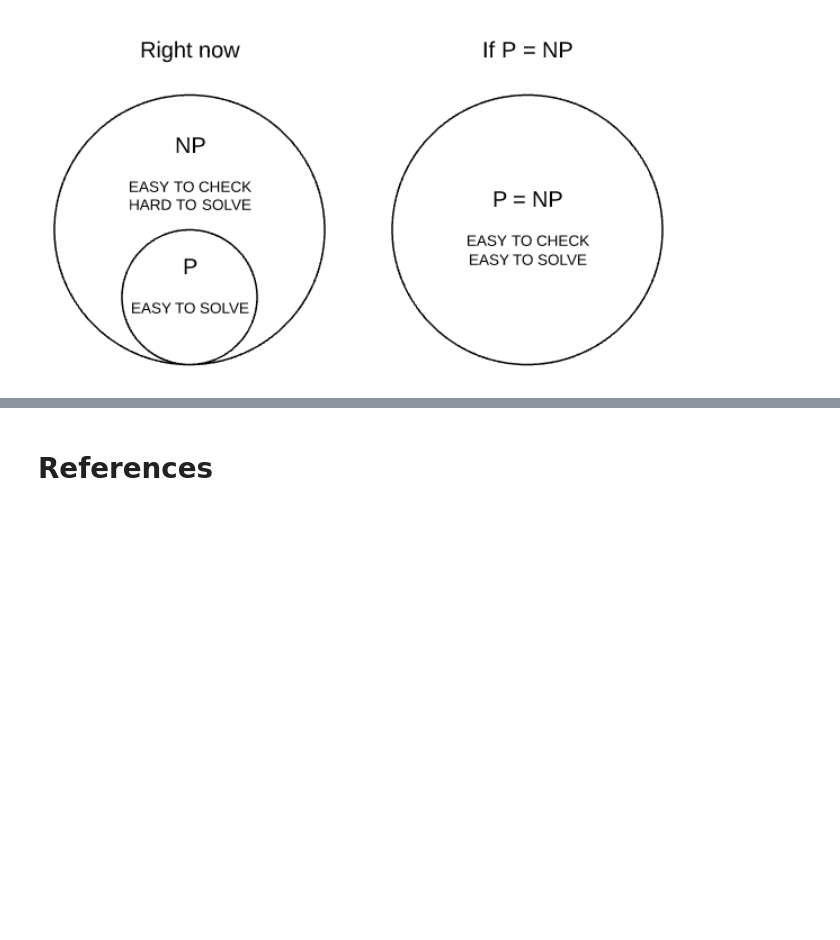
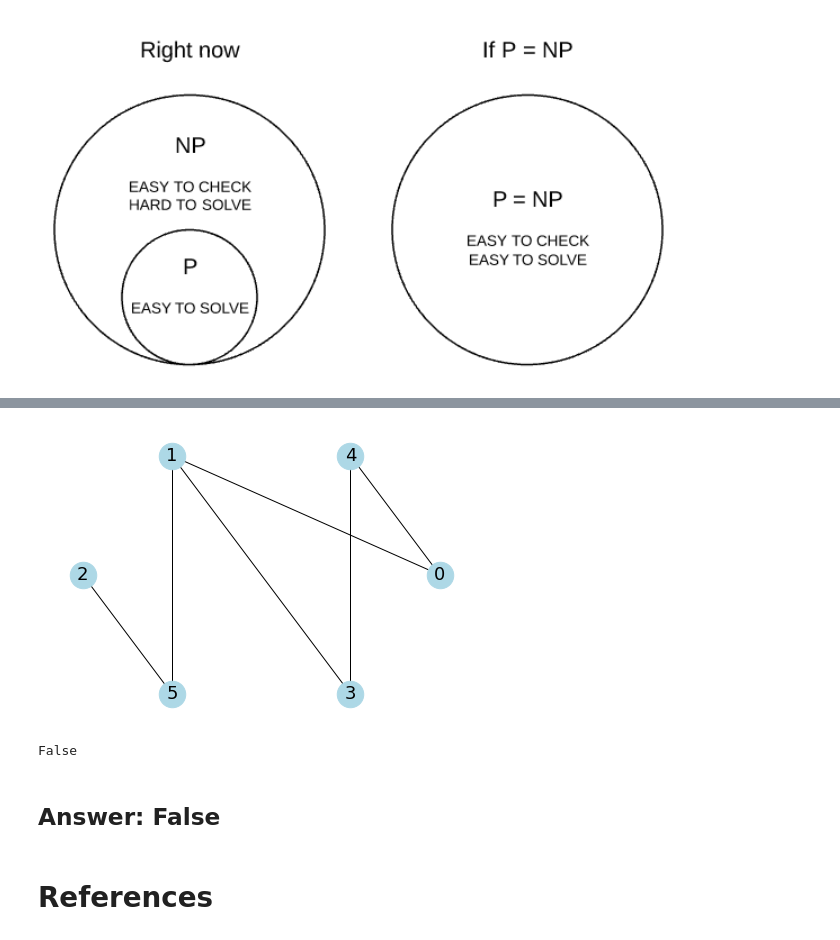
Before and after one commit to Keelan1996/Graph-Theory-Project, a Jupyter notebook: graph-isomorphism.ipynb, the cells around one changed output, grey strips where cells are left out. Saved outputs shown, nothing was run; the diff lists cells and outputs as text; code cells hidden in the pictures; blank space fills up the shorter version.

```diff
--- a/graph-isomorphism.ipynb
+++ b/graph-isomorphism.ipynb
@@ -50,3 +236,19 @@ The below diagram demostartes what I mean:
+# %%
+# draws graph 4
+nx.draw_circular(g4, **params)
+# %% [output]
+[figure, added]
+# %%
+# This gets the matrices of the 2 graphs
+M1 = nx.to_numpy_array(g3).astype(np.uint8)
+M2 = nx.to_numpy_array(g4).astype(np.uint8)
+
+# call function on matrices
+checkIso(M1, M2)
+# %% [output]
+False
+# %% [markdown]
+## Answer: False
 # %% [markdown]
 # References
 # %% [markdown]
```
Also changed, not shown: parts of 13 cells of this notebook.
